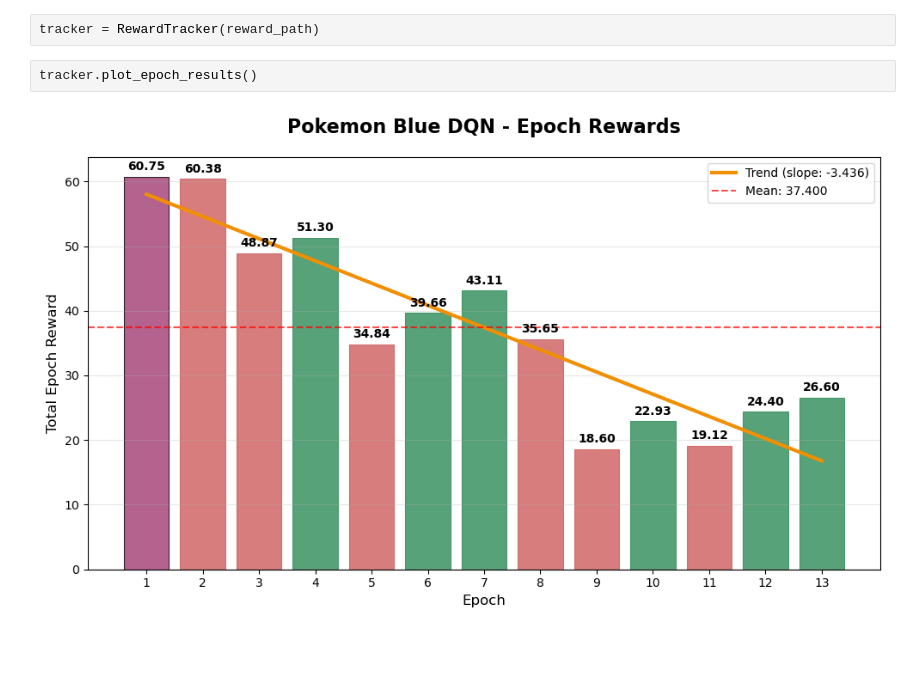
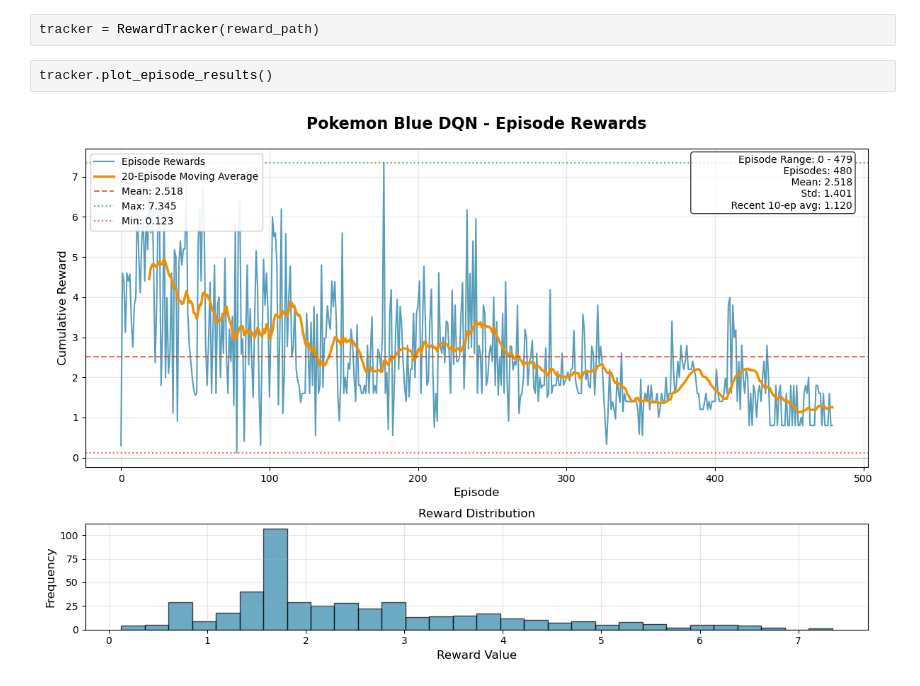
Before and after one commit to jersumms27/pokemon-blue, a Jupyter notebook: analysis.ipynb, the cells around one changed output. Cells and saved outputs as stored; diff of their text form; blank space fills up the shorter version.

```diff
--- a/analysis.ipynb
+++ b/analysis.ipynb
@@ -5,6 +5,6 @@ reward_path: str = 'C:/Users/jerem/Pokemon Blue DQN/analysis/reward.json'
 # %%
 tracker = RewardTracker(reward_path)
 # %%
-tracker.plot_epoch_results()
+tracker.plot_episode_results()
 # %% [output]
-[figure, old version]
+[figure, new version]
```
Also changed, not shown: 9 other files.
